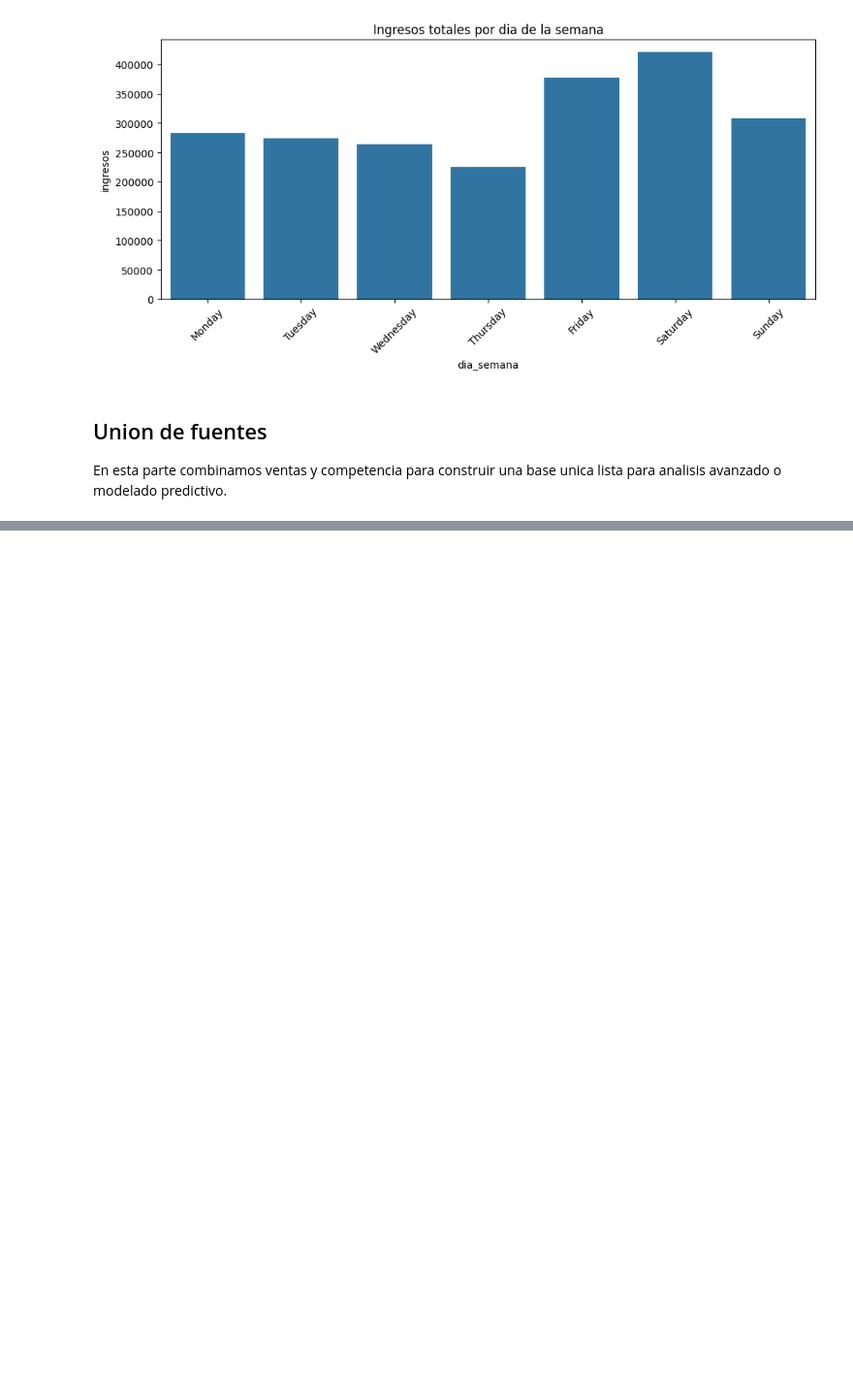
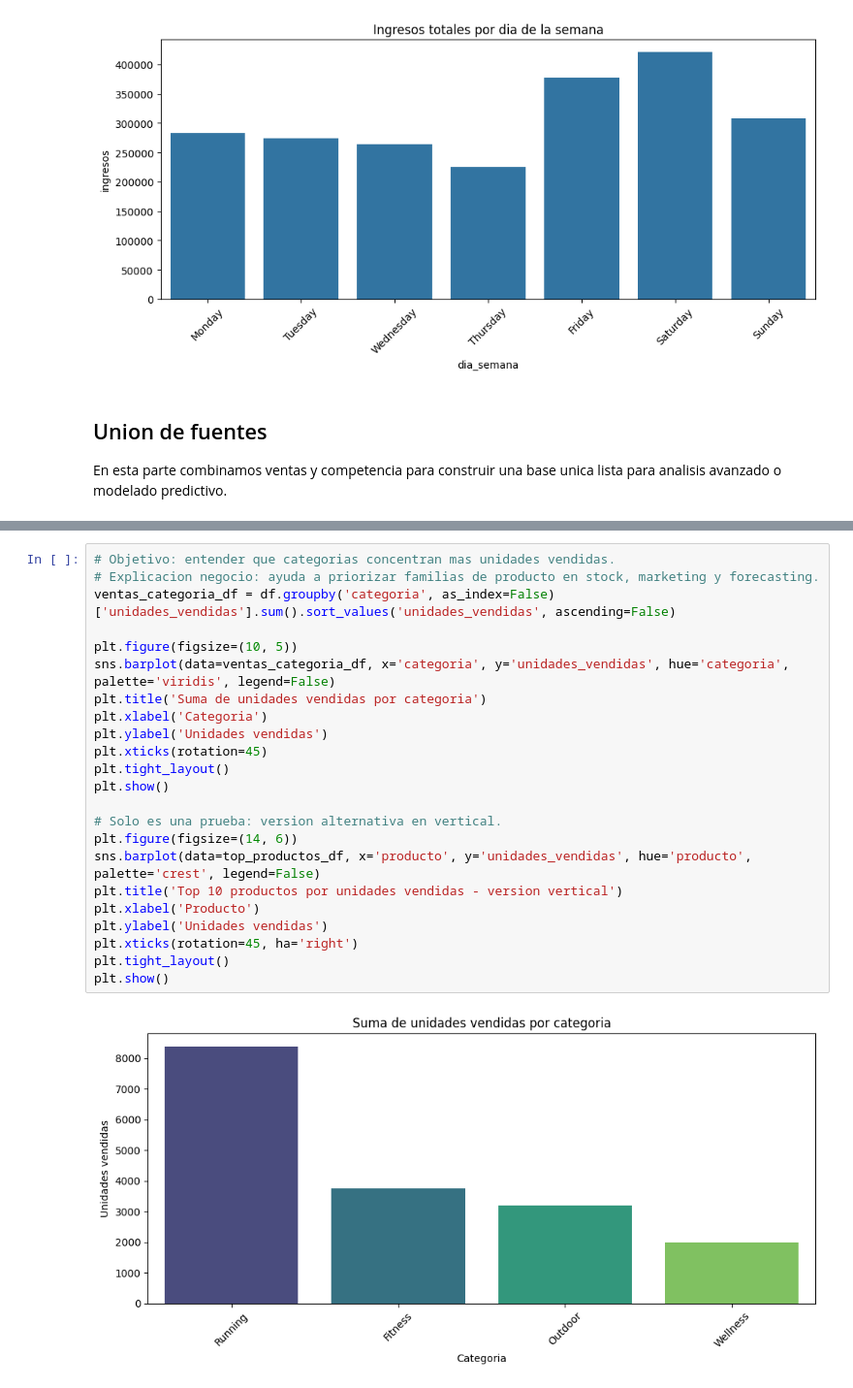
Before and after one commit to edgareem/forecastingVentas, a Jupyter notebook: notebooks/entrenamiento.ipynb, the cells around one changed output, grey strips where cells are left out. Shown at 97% size. Drawn from its saved outputs; the diff is of its cells as text; blank space fills up the shorter version.

```diff
--- a/notebooks/entrenamiento.ipynb
+++ b/notebooks/entrenamiento.ipynb
@@ -424,0 +539,25 @@ Columnas de df:
+# %%
+# Objetivo: entender que categorias concentran mas unidades vendidas.
+# Explicacion negocio: ayuda a priorizar familias de producto en stock, marketing y forecasting.
+ventas_categoria_df = df.groupby('categoria', as_index=False)['unidades_vendidas'].sum().sort_values('unidades_vendidas', ascending=False)
+
+plt.figure(figsize=(10, 5))
+sns.barplot(data=ventas_categoria_df, x='categoria', y='unidades_vendidas', hue='categoria', palette='viridis', legend=False)
+plt.title('Suma de unidades vendidas por categoria')
+plt.xlabel('Categoria')
+plt.ylabel('Unidades vendidas')
+plt.xticks(rotation=45)
+plt.tight_layout()
+plt.show()
+
+# Solo es una prueba: version alternativa en vertical.
+plt.figure(figsize=(14, 6))
+sns.barplot(data=top_productos_df, x='producto', y='unidades_vendidas', hue='producto', palette='crest', legend=False)
+plt.title('Top 10 productos por unidades vendidas - version vertical')
+plt.xlabel('Producto')
+plt.ylabel('Unidades vendidas')
+plt.xticks(rotation=45, ha='right')
+plt.tight_layout()
+plt.show()
+# %% [output]
+[figure, added]
```
Also changed, not shown: parts of 9 cells of this notebook.
